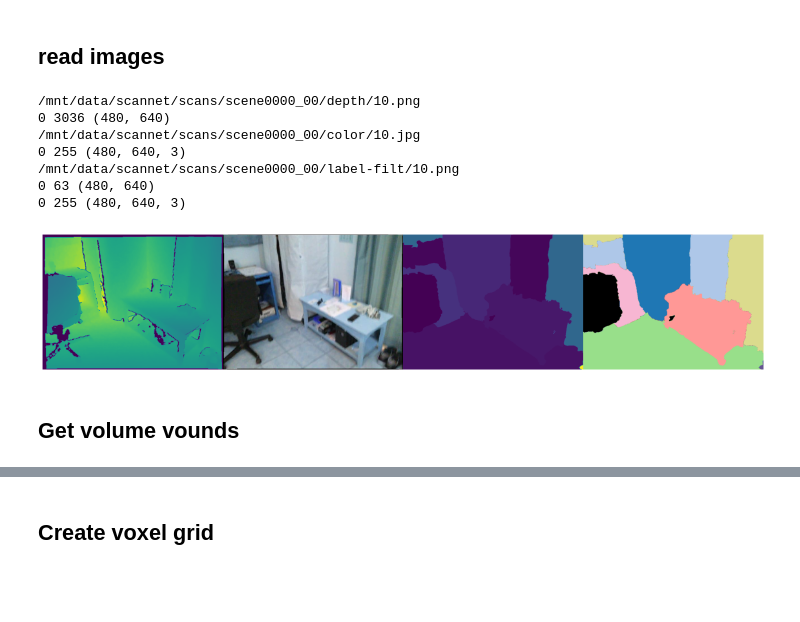
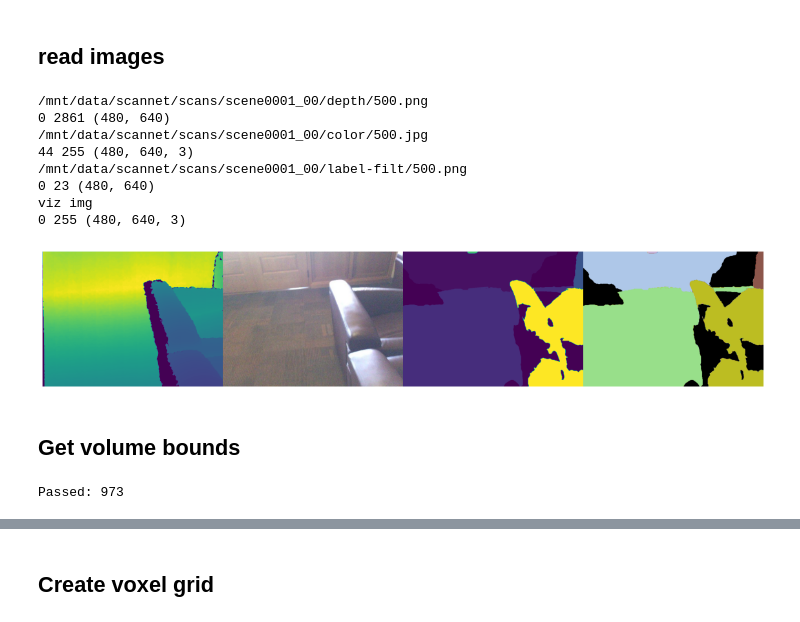
Before and after one commit to cy94/3d-2d-contrast, a Jupyter notebook: notebooks/tsdf_volfusion.ipynb, the cells around one changed output, grey strips where cells are left out. Saved outputs shown, nothing was run; the diff lists cells and outputs as text; code cells hidden in the pictures; blank space fills up the shorter version.

```diff
--- a/notebooks/tsdf_volfusion.ipynb
+++ b/notebooks/tsdf_volfusion.ipynb
@@ -21,7 +24,7 @@ import matplotlib.pyplot as plt
 DATA_DIR = Path('/mnt/data/scannet/scans/')
 IMG_SIZE = (640, 480)
 # %%
-scan_id = 'scene0000_00'
+scan_id = 'scene0001_00'
 scan_dir = DATA_DIR / scan_id
 pose_dir = scan_dir / 'pose'
 depth_dir = scan_dir / 'depth'
@@ -121,61 +141,65 @@ def visualize_label_image(image):
 # %% [markdown]
 ## read images
 # %%
-ndx = 10
+ndx = 500
 
 # read a depth image
 fpath = depth_dir / f'{ndx}.png'
 print(fpath)
 depth = cv2.imread(str(fpath), -1)
 print(depth.min(), depth.max(), depth.shape)
 
 # color image
 fpath = color_dir / f'{ndx}.jpg'
 print(fpath)
 color = cv2.imread(str(fpath), cv2.IMREAD_COLOR)
+color = cv2.cvtColor(color, cv2.COLOR_BGR2RGB)
+
 print(color.min(), color.max(), color.shape)
 
 # raw label image - scannet labels
 fpath = label_dir / f'{ndx}.png'
 print(fpath)
-label = cv2.imread(str(fpath), -1).astype(np.uint16)
+label = cv2.imread(str(fpath), -1)
 label = cv2.resize(label, IMG_SIZE)
 print(label.min(), label.max(), label.shape)
 
 # map labels
 mapping = read_label_mapping(label_file, label_from='id', label_to='nyu40id')
 mapped_img = map_label_image(label, mapping)
 viz_img = visualize_label_image(mapped_img)
+print('viz img')
 print(viz_img.min(), viz_img.max(), viz_img.shape)
+
+fig = plt.figure(figsize=(20, 20))
+fig.subplots_adjust(wspace=0, hspace=0)
+
+ax = fig.subplots(1,4)
+
+for i, img in enumerate((depth, color, label, viz_img)):
+    ax[i].imshow(img)
+    ax[i].axis('off')
 # %% [output]
-/mnt/data/scannet/scans/scene0000_00/depth/10.png
-0 3036 (480, 640)
-/mnt/data/scannet/scans/scene0000_00/color/10.jpg
+/mnt/data/scannet/scans/scene0001_00/depth/500.png
+0 2861 (480, 640)
+/mnt/data/scannet/scans/scene0001_00/color/500.jpg
+44 255 (480, 640, 3)
+/mnt/data/scannet/scans/scene0001_00/label-filt/500.png
+0 23 (480, 640)
+viz img
 0 255 (480, 640, 3)
-/mnt/data/scannet/scans/scene0000_00/label-filt/10.png
-0 63 (480, 640)
-0 255 (480, 640, 3)
+[figure, added]
-# %%
-fig = plt.figure(figsize=(20, 20))
-fig.subplots_adjust(wspace=0, hspace=0)
-
-ax = fig.subplots(1,4)
-
-for i, img in enumerate((depth, color, label, viz_img)):
-    ax[i].imshow(img)
-    ax[i].axis('off')
-# %% [output]
-[figure, removed]
 # %% [markdown]
-## Get volume vounds
+## Get volume bounds
 # %%
 vol_bnds = np.zeros((3,2))
+
+passed = 0
 
 for depth_name in tqdm(os.listdir(depth_dir)):
     # index of the file - needed when frames are skipped
     ndx = Path(depth_name).stem
     pose = np.genfromtxt(pose_dir / f'{ndx}.txt', delimiter=' ')
-#     pose = np.linalg.inv(np.genfromtxt(pose_dir / f'{ndx}.txt', delimiter=' '))
 
     depth = cv2.imread(str(depth_dir / depth_name), -1).astype(float)
     # convert mm to m
@@ -186,6 +210,10 @@ for depth_name in tqdm(os.listdir(depth_dir)):
     if not np.isnan(view_frust_pts).any():
         vol_bnds[:,0] = np.minimum(vol_bnds[:,0], np.amin(view_frust_pts, axis=1))
         vol_bnds[:,1] = np.maximum(vol_bnds[:,1], np.amax(view_frust_pts, axis=1))
+        passed += 1
+print(f'Passed: {passed}')
+# %% [output]
+Passed: 973
 # %%
 vol_bnds
 # %% [output]
```
Also changed, not shown: parts of 7 cells of this notebook.
